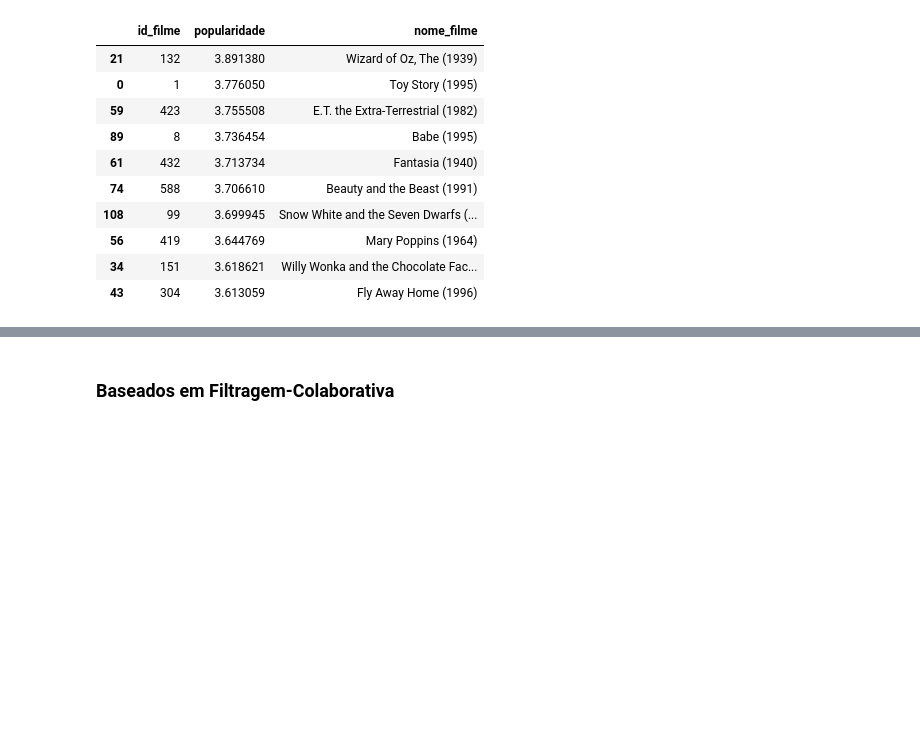
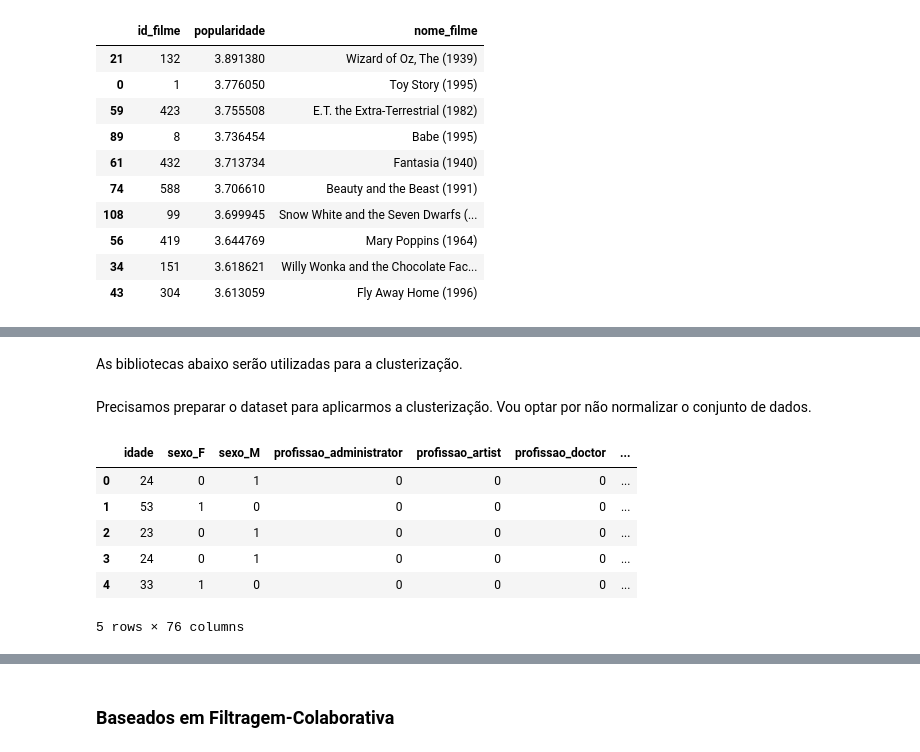
Before and after one commit to aravinii/SystemRecomendation, a Jupyter notebook: iris.ipynb, the cells around one changed output, grey strips where cells are left out. Cells and saved outputs as stored; diff of their text form; code cells hidden in the pictures; blank space fills up the shorter version.

```diff
--- a/iris.ipynb
+++ b/iris.ipynb
@@ -729,0 +742,2 @@ current_wr_imdb(search_theme(df, df_item, "tema_criancas"), 'avaliacao', 'id_fil
+# %% [markdown]
+As bibliotecas abaixo serão utilizadas para a clusterização.
@@ -729,0 +749,13 @@ current_wr_imdb(search_theme(df, df_item, "tema_criancas"), 'avaliacao', 'id_fil
+# %% [markdown]
+Precisamos preparar o dataset para aplicarmos a clusterização. Vou optar por não normalizar o conjunto de dados.
+# %%
+df_clustering = pd.get_dummies(df_usuarios[['idade','sexo','profissao','estado_usa']])
+df_clustering.head()
+# %% [output]
+|  | idade | sexo_F | sexo_M | profissao_administrator | profissao_artist | profissao_doctor | ... |
+| 0 | 24 | 0 | 1 | 0 | 0 | 0 | ... |
+| 1 | 53 | 1 | 0 | 0 | 0 | 0 | ... |
+| 2 | 23 | 0 | 1 | 0 | 0 | 0 | ... |
+| 3 | 24 | 0 | 1 | 0 | 0 | 0 | ... |
+| 4 | 33 | 1 | 0 | 0 | 0 | 0 | ... |
+5 rows × 76 columns
```
Also changed, not shown: parts of 36 cells of this notebook.
